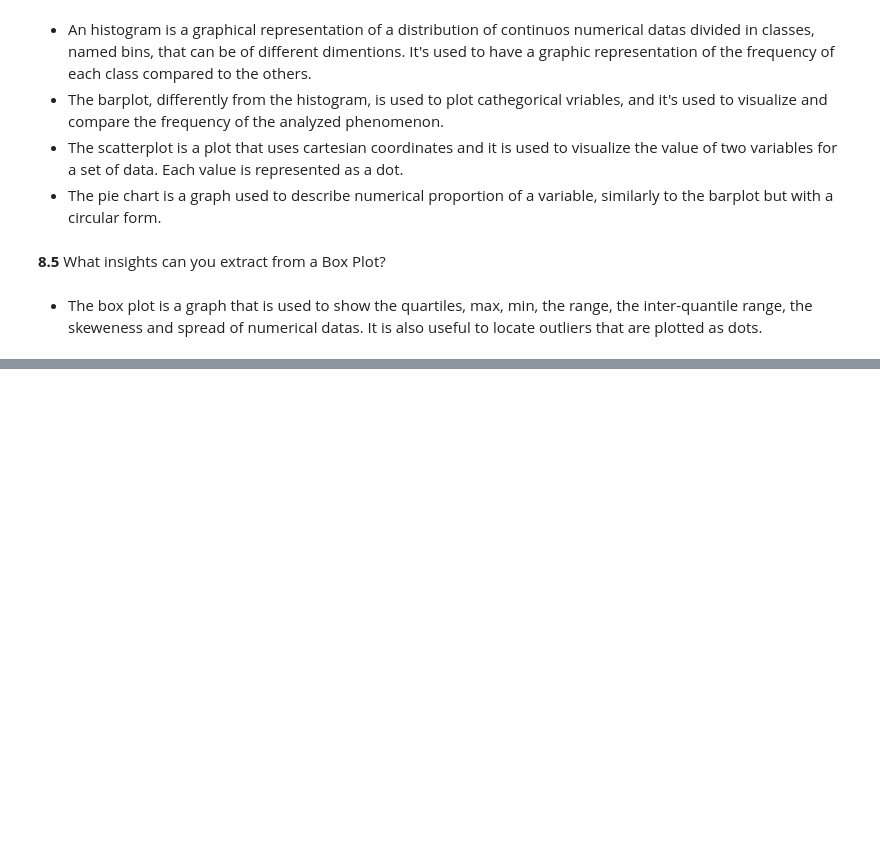
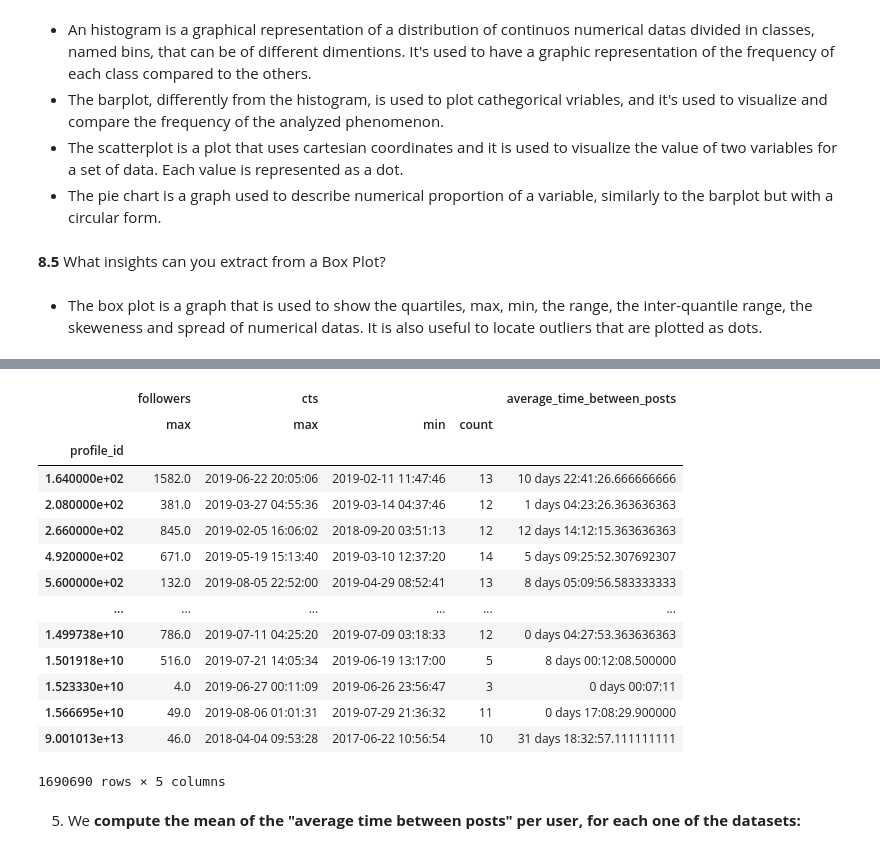
Before and after one commit to Iadiserniag/ADM-HW2, a Jupyter notebook: RQ12345678.ipynb, the cells around one changed output, grey strips where cells are left out. Drawn from its saved outputs; the diff is of its cells as text; code cells hidden in the pictures; blank space fills up the shorter version.

```diff
--- a/RQ12345678.ipynb
+++ b/RQ12345678.ipynb
@@ -1537,0 +1624,21 @@ Name: followers, dtype: object
+# %%
+#BOTTOM 90% OF USERS DATAFRAME WITH AVERAGE TIME BETWEEN POSTS PER USER
+bot_90_grouped
+# %% [output]
+|  | followers | cts |  |  | average_time_between_posts |
+|  | max | max | min | count |  |
+| profile_id |  |  |  |  |  |
+| 1.640000e+02 | 1582.0 | 2019-06-22 20:05:06 | 2019-02-11 11:47:46 | 13 | 10 days 22:41:26.666666666 |
+| 2.080000e+02 | 381.0 | 2019-03-27 04:55:36 | 2019-03-14 04:37:46 | 12 | 1 days 04:23:26.363636363 |
+| 2.660000e+02 | 845.0 | 2019-02-05 16:06:02 | 2018-09-20 03:51:13 | 12 | 12 days 14:12:15.363636363 |
+| 4.920000e+02 | 671.0 | 2019-05-19 15:13:40 | 2019-03-10 12:37:20 | 14 | 5 days 09:25:52.307692307 |
+| 5.600000e+02 | 132.0 | 2019-08-05 22:52:00 | 2019-04-29 08:52:41 | 13 | 8 days 05:09:56.583333333 |
+| ... | ... | ... | ... | ... | ... |
+| 1.499738e+10 | 786.0 | 2019-07-11 04:25:20 | 2019-07-09 03:18:33 | 12 | 0 days 04:27:53.363636363 |
+| 1.501918e+10 | 516.0 | 2019-07-21 14:05:34 | 2019-06-19 13:17:00 | 5 | 8 days 00:12:08.500000 |
+| 1.523330e+10 | 4.0 | 2019-06-27 00:11:09 | 2019-06-26 23:56:47 | 3 | 0 days 00:07:11 |
+| 1.566695e+10 | 49.0 | 2019-08-06 01:01:31 | 2019-07-29 21:36:32 | 11 | 0 days 17:08:29.900000 |
+| 9.001013e+13 | 46.0 | 2018-04-04 09:53:28 | 2017-06-22 10:56:54 | 10 | 31 days 18:32:57.111111111 |
+1690690 rows × 5 columns
+# %% [markdown]
+5. We <b>compute the mean of the "average time between posts" per user, for each one of the datasets:
```
Also changed, not shown: parts of 19 cells of this notebook.
